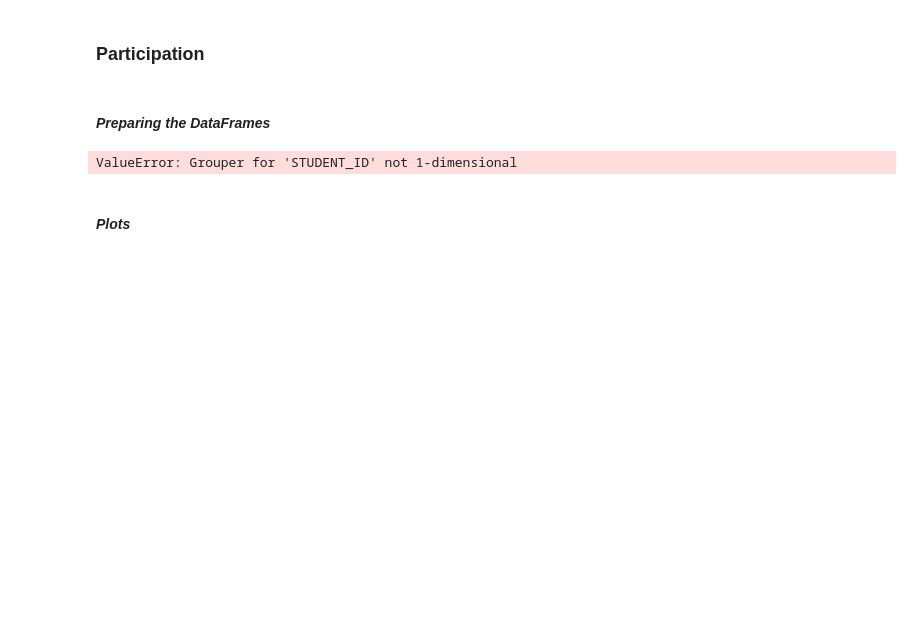
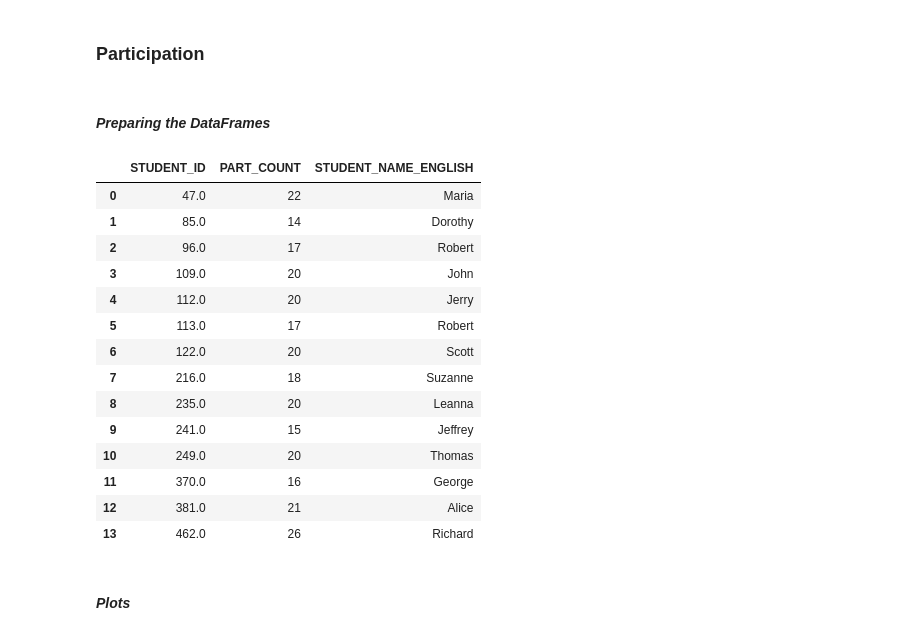
Before and after one commit to mikitz/china-students, a Jupyter notebook: (Teacher) Class Reports.ipynb, the cells around one changed output. Drawn from its saved outputs; the diff is of its cells as text; code cells hidden in the pictures; blank space fills up the shorter version.

```diff
--- a/(Teacher) Class Reports.ipynb
+++ b/(Teacher) Class Reports.ipynb
@@ -242,12 +260,31 @@ dfParticipationDateType = dfParticipationDate.groupby(['STUDENT_ID', 'PARTICIPAT
 dfParticipationDateType = pd.DataFrame(dfParticipationDateType)
 dfParticipationDateType = dfParticipationDateType.rename(columns = {'STUDENT_ID': 'STUDENT_ID', 'PARTICIPATION_TYPE':'PARTICIPATION_TYPE', 'PARTICIPATION_TYPE':'PART_TYPE_COUNT'})
 # Create a pivot table of the same group by
-dfParticipationDateTypePivot = dfParticipationDate.pivot_table(index = 'STUDENT_ID', columns = 'PARTICIPATION_TYPE', values = 'STUDENT_ID', aggfunc = 'count')
+dfParticipationDateTypePivot = dfParticipationDate.pivot_table(index = 'STUDENT_ID', columns = 'PARTICIPATION_TYPE', values = 'CLASS_ID', aggfunc = 'count')
 # Group by student ID and count them to get the total number of participation instances per student
 dfParticipationDateCount = dfParticipationDate.groupby(['STUDENT_ID'])['STUDENT_ID'].count()
 dfParticipationDateCount = pd.DataFrame(dfParticipationDateCount)
+dfParticipationDateCount = dfParticipationDateCount.rename(columns = {'STUDENT_ID': 'STUDENT_ID', 'STUDENT_ID':'PART_COUNT'})
+# Merge the part count DF with student names
+dfParticipationDateCount = pd.merge(dfParticipationDateCount, dfStudents[['STUDENT_ID', 'STUDENT_NAME_ENGLISH']], on = 'STUDENT_ID')
-# %% [output]
-ValueError: Grouper for 'STUDENT_ID' not 1-dimensional
+# %%
+dfParticipationDateCount
+# %% [output]
+|  | STUDENT_ID | PART_COUNT | STUDENT_NAME_ENGLISH |
+| 0 | 47.0 | 22 | Maria |
+| 1 | 85.0 | 14 | Dorothy |
+| 2 | 96.0 | 17 | Robert |
+| 3 | 109.0 | 20 | John |
+| 4 | 112.0 | 20 | Jerry |
+| 5 | 113.0 | 17 | Robert |
+| 6 | 122.0 | 20 | Scott |
+| 7 | 216.0 | 18 | Suzanne |
+| 8 | 235.0 | 20 | Leanna |
+| 9 | 241.0 | 15 | Jeffrey |
+| 10 | 249.0 | 20 | Thomas |
+| 11 | 370.0 | 16 | George |
+| 12 | 381.0 | 21 | Alice |
+| 13 | 462.0 | 26 | Richard |
 # %% [markdown]
 #### *Plots*
 # %% [markdown]
```
Also changed, not shown: parts of 5 cells of this notebook.
